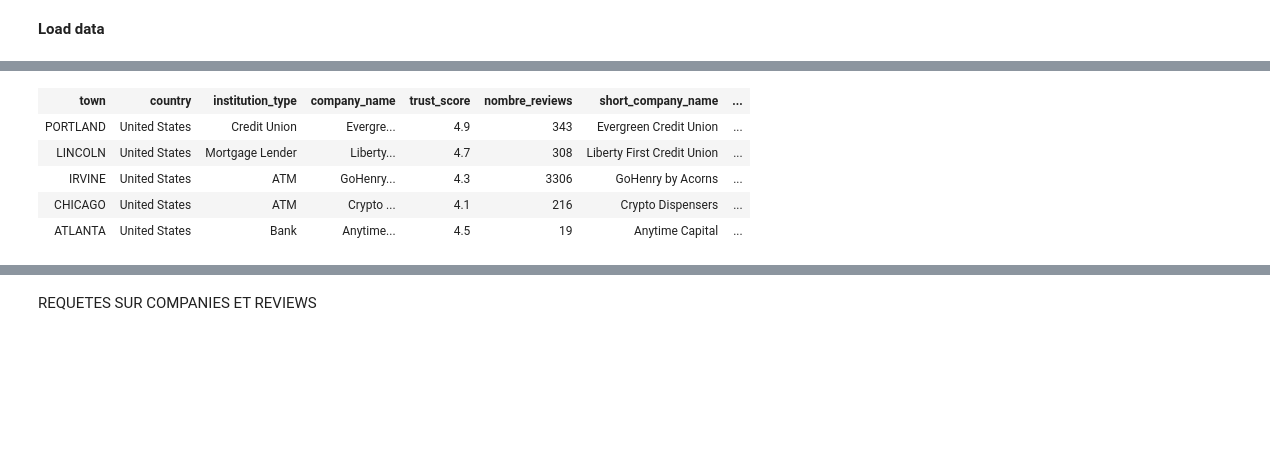
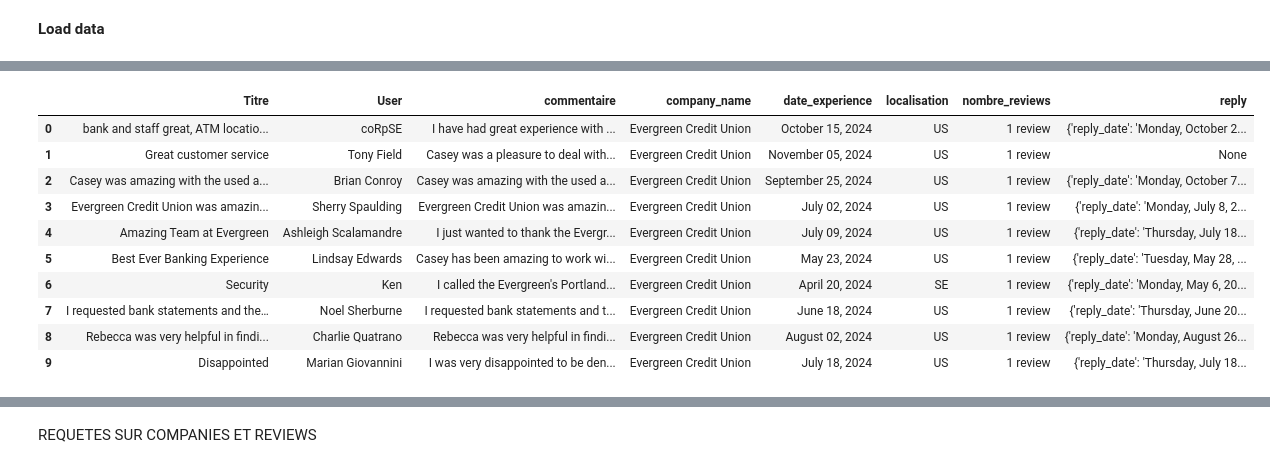
Before and after one commit to lemetice/de_satisfaction_client, a Jupyter notebook: notebook/viz.ipynb, the cells around one changed output, grey strips where cells are left out. Saved outputs shown, nothing was run; the diff lists cells and outputs as text; code cells hidden in the pictures; blank space fills up the shorter version.

```diff
--- a/notebook/viz.ipynb
+++ b/notebook/viz.ipynb
@@ -57,11 +29,39 @@ The sql extension is already loaded. To reload it, use:
-# %%
-%%sql
-SELECT *
-FROM companies_infos  limit 5;
-# %% [output]
-| town | country | institution_type | company_name | trust_score | nombre_reviews | short_company_name | ... |
-| PORTLAND | United States | Credit Union | Evergre... | 4.9 | 343 | Evergreen Credit Union | ... |
-| LINCOLN | United States | Mortgage Lender | Liberty... | 4.7 | 308 | Liberty First Credit Union | ... |
-| IRVINE | United States | ATM | GoHenry... | 4.3 | 3306 | GoHenry by Acorns | ... |
-| CHICAGO | United States | ATM | Crypto ... | 4.1 | 216 | Crypto Dispensers | ... |
-| ATLANTA | United States | Bank | Anytime... | 4.5 | 19 | Anytime Capital | ... |
+# %%
+# Récupérer les données des entreprises via l'API
+companies_response = requests.get(f"{BASE_URL}/companies")
+if companies_response.status_code == 200:
+    df = pd.DataFrame(companies_response.json())
+else:
+    print("Erreur lors de la récupération des entreprises :", companies_response.json())
+    df = pd.DataFrame()  # DataFrame vide en cas d'erreur
+
+# Récupérer les données des commentaires via l'API
+comments_response = requests.get(f"{BASE_URL}/comments")
+if comments_response.status_code == 200:
+    df_comments = pd.DataFrame(comments_response.json())
+else:
+    print("Erreur lors de la récupération des commentaires :", comments_response.json())
+    df_comments = pd.DataFrame()  # DataFrame vide en cas d'erreur
+
+# Renommer la colonne 'five_star_percentage' en 'five_star_%'
+df.rename(columns={'five_star_percentage': 'five_star_%'}, inplace=True)
+
+#Renommer la colonne review
+df.rename(columns={'review': 'nombre_reviews'}, inplace=True)
+
+# Concaténer '%' aux valeurs et ignorer les NaN
+df['five_star_%'] = df['five_star_%'].apply(lambda x: f"{x :.0f}%" if pd.notna(x) and isinstance(x, (int, float)) else x)
+# %%
+df_comments.head(10)
+# %% [output]
+|  | Titre | User | commentaire | company_name | date_experience | localisation | nombre_reviews | reply |
+| 0 | bank and staff great, ATM locatio... | coRpSE | I have had great experience with ... | Evergreen Credit Union | October 15, 2024 | US | 1 review | {'reply_date': 'Monday, October 2... |
+| 1 | Great customer service | Tony Field | Casey was a pleasure to deal with... | Evergreen Credit Union | November 05, 2024 | US | 1 review | None |
+| 2 | Casey was amazing with the used a... | Brian Conroy | Casey was amazing with the used a... | Evergreen Credit Union | September 25, 2024 | US | 1 review | {'reply_date': 'Monday, October 7... |
+| 3 | Evergreen Credit Union was amazin... | Sherry Spaulding | Evergreen Credit Union was amazin... | Evergreen Credit Union | July 02, 2024 | US | 1 review | {'reply_date': 'Monday, July 8, 2... |
+| 4 | Amazing Team at Evergreen | Ashleigh Scalamandre | I just wanted to thank the Evergr... | Evergreen Credit Union | July 09, 2024 | US | 1 review | {'reply_date': 'Thursday, July 18... |
+| 5 | Best Ever Banking Experience | Lindsay Edwards | Casey has been amazing to work wi... | Evergreen Credit Union | May 23, 2024 | US | 1 review | {'reply_date': 'Tuesday, May 28, ... |
+| 6 | Security | Ken | I called the Evergreen's Portland... | Evergreen Credit Union | April 20, 2024 | SE | 1 review | {'reply_date': 'Monday, May 6, 20... |
+| 7 | I requested bank statements and the… | Noel Sherburne | I requested bank statements and t... | Evergreen Credit Union | June 18, 2024 | US | 1 review | {'reply_date': 'Thursday, June 20... |
+| 8 | Rebecca was very helpful in findi... | Charlie Quatrano | Rebecca was very helpful in findi... | Evergreen Credit Union | August 02, 2024 | US | 1 review | {'reply_date': 'Monday, August 26... |
+| 9 | Disappointed | Marian Giovannini | I was very disappointed to be den... | Evergreen Credit Union | July 18, 2024 | US | 1 review | {'reply_date': 'Thursday, July 18... |
```
Also changed, not shown: parts of 30 cells of this notebook, 17 other files.
